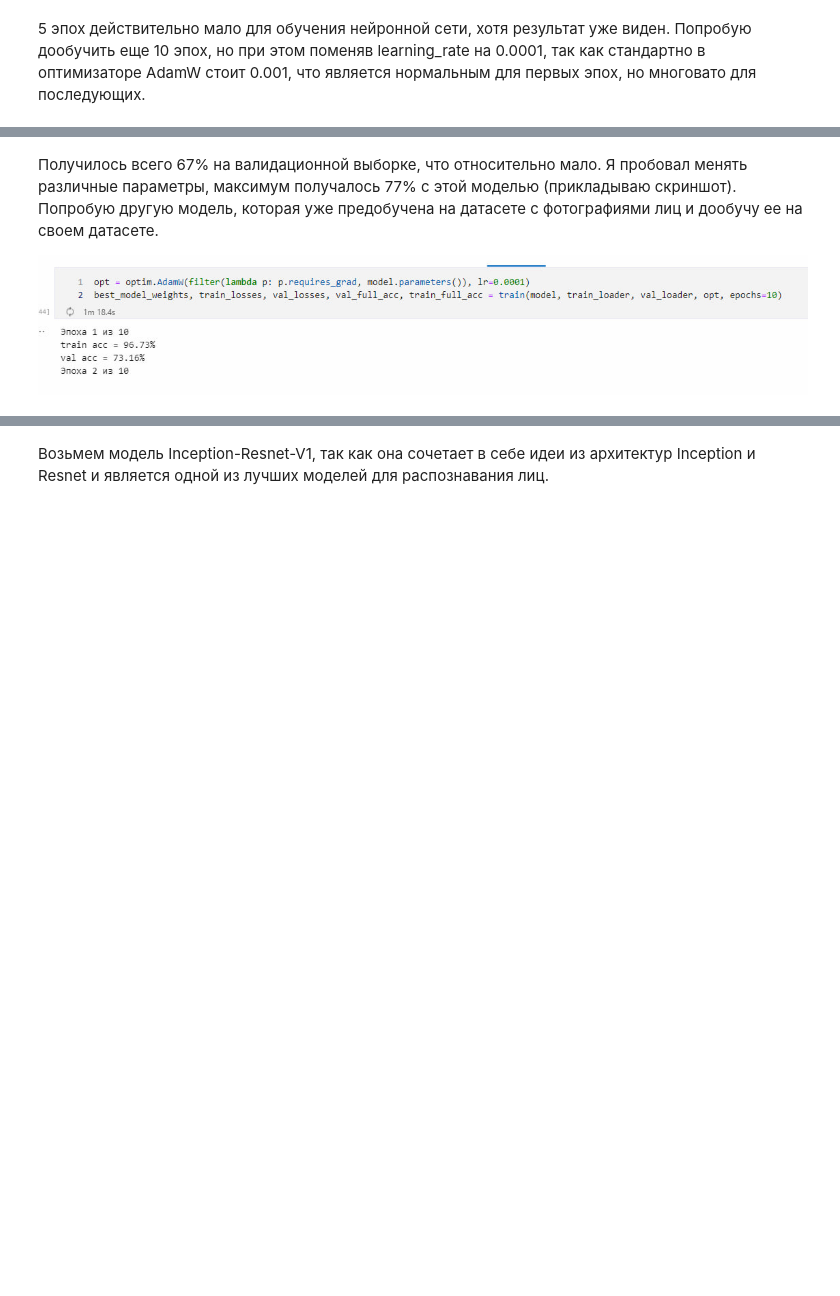
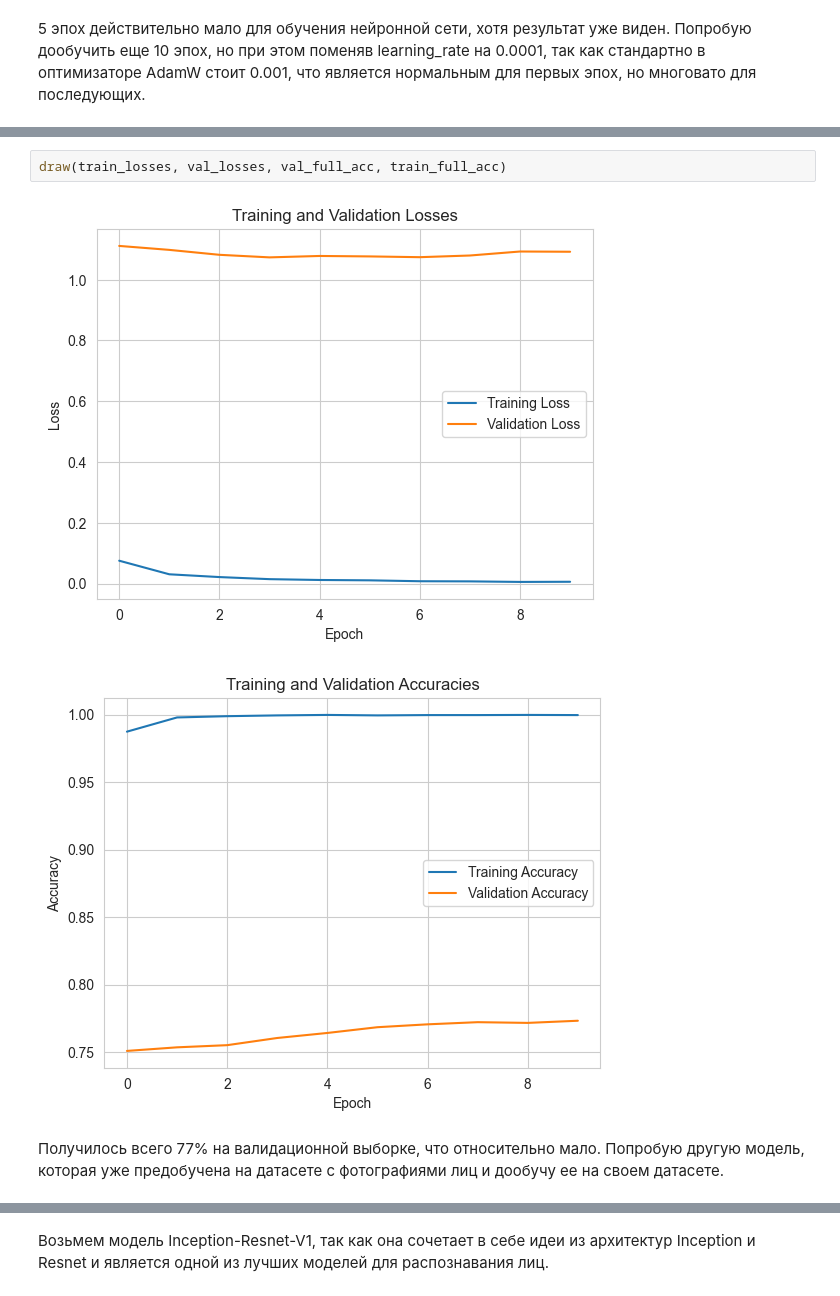
Before and after one commit to yaromirgusev/course_work, a Jupyter notebook: course_work.ipynb, the cells around one changed output, grey strips where cells are left out. Saved outputs shown, nothing was run; the diff lists cells and outputs as text; blank space fills up the shorter version.

```diff
--- a/course_work.ipynb
+++ b/course_work.ipynb
@@ -662,4 +781,7 @@ val acc = 66.77%
+# %%
+draw(train_losses, val_losses, val_full_acc, train_full_acc)
+# %% [output]
+[figure, added]
+[figure, added]
 # %% [markdown]
-Получилось всего 67% на валидационной выборке, что относительно мало. Я пробовал менять различные параметры, максимум получалось 77% с этой моделью (прикладываю скриншот). Попробую другую модель, которая уже предобучена на датасете с фотографиями лиц и дообучу ее на своем датасете.
-
-![image.png](attachment:image.png)
+Получилось всего 77% на валидационной выборке, что относительно мало. Попробую другую модель, которая уже предобучена на датасете с фотографиями лиц и дообучу ее на своем датасете.
```
Also changed, not shown: parts of 42 cells of this notebook, 7 other files.
